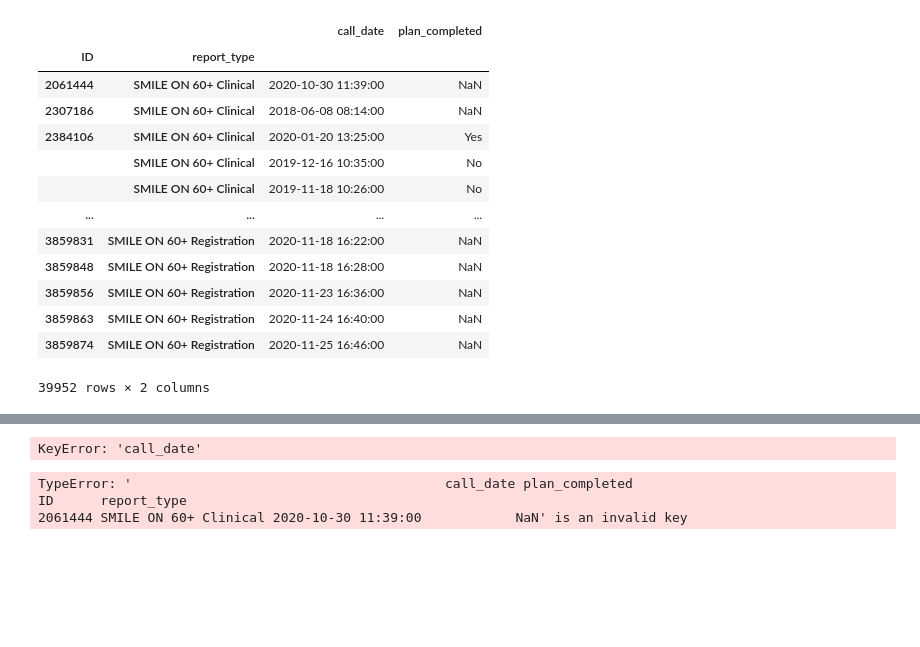
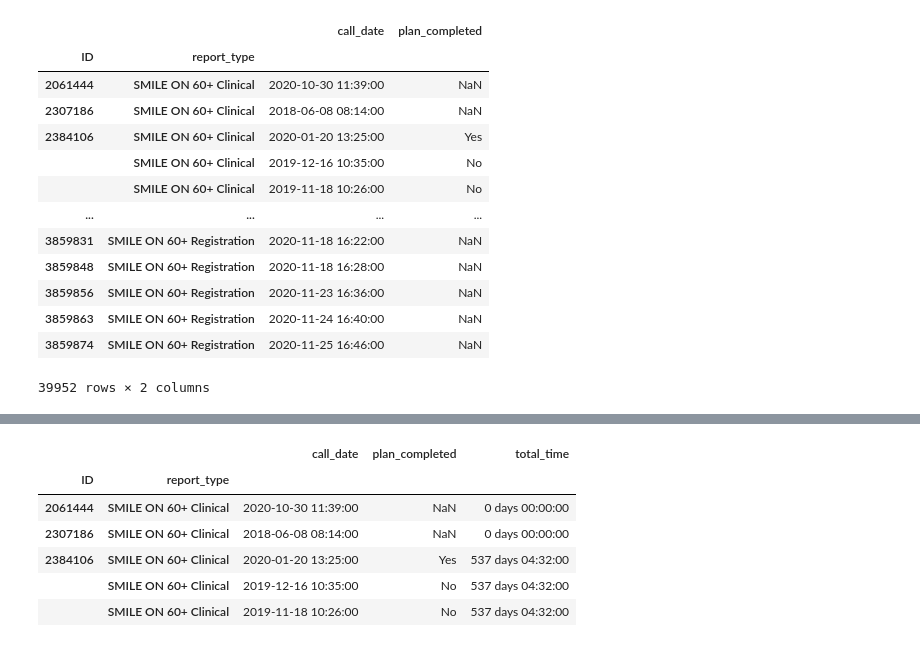
Before and after one commit to bsfcs/smile-on-hulk, a Jupyter notebook: notebooks/EDA.ipynb, the cells around one changed output, grey strips where cells are left out. Saved outputs shown, nothing was run; the diff lists cells and outputs as text; code cells hidden in the pictures; blank space fills up the shorter version.

Commit message:
time calc works!

```diff
--- a/notebooks/EDA.ipynb
+++ b/notebooks/EDA.ipynb
@@ -538,3 +559,12 @@ diff = smile_smaller.loc[(2384106, ['SMILE ON 60+ Registration', 'SMILE ON 60+ C
+# %%
+diff = []
+for i, row in smile_smaller.iterrows():
+    diff.append(smile_smaller.loc[(i, ['SMILE ON 60+ Registration',
+                                      'SMILE ON 60+ Clinical']),
+                                 'call_date'].max() - smile_smaller.loc[(i,
+                                                                         ['SMILE ON 60+ Registration',
+                                                                          'SMILE ON 60+ Clinical']),
+                                                                        'call_date'].min())
 # %%
 diff
 # %% [output]
@@ -547,17 +572,12 @@ def time_calc(df):
-# %%
-difference = time_calc(smile_smaller)
-# %% [output]
-KeyError: 'call_date'
-# %%
-time_diff = pd.DataFrame()
-for id in smile_smaller.groupby(level=0):
-        diff = smile_smaller.loc[(id, ['SMILE ON 60+ Registration',
-                                          'SMILE ON 60+ Clinical']),
-                                 'call_date'].max() - smile_smaller.loc[(id,
-                                                                         ['SMILE ON 60+ Registration',
-                                                                          'SMILE ON 60+ Clinical']),
-                                                                        'call_date'].min()
-# %% [output]
-TypeError: '                                        call_date plan_completed
-ID      report_type
-2061444 SMILE ON 60+ Clinical 2020-10-30 11:39:00            NaN' is an invalid key
+# %%
+smile_smaller['total_time'] = diff
+# %%
+smile_smaller.head()
+# %% [output]
+|  |  | call_date | plan_completed | total_time |
+| ID | report_type |  |  |  |
+| 2061444 | SMILE ON 60+ Clinical | 2020-10-30 11:39:00 | NaN | 0 days 00:00:00 |
+| 2307186 | SMILE ON 60+ Clinical | 2018-06-08 08:14:00 | NaN | 0 days 00:00:00 |
+| 2384106 | SMILE ON 60+ Clinical | 2020-01-20 13:25:00 | Yes | 537 days 04:32:00 |
+|  | SMILE ON 60+ Clinical | 2019-12-16 10:35:00 | No | 537 days 04:32:00 |
+|  | SMILE ON 60+ Clinical | 2019-11-18 10:26:00 | No | 537 days 04:32:00 |
```
Also changed, not shown: parts of 11 cells of this notebook.
